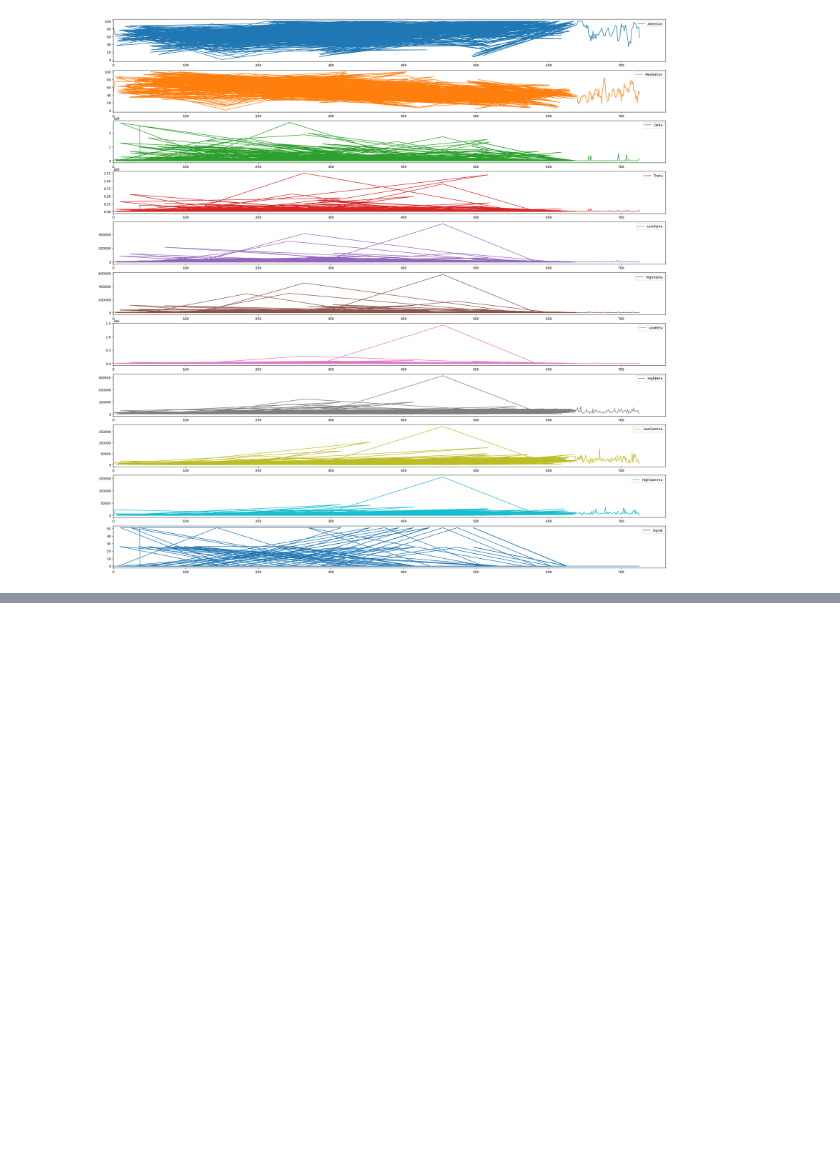
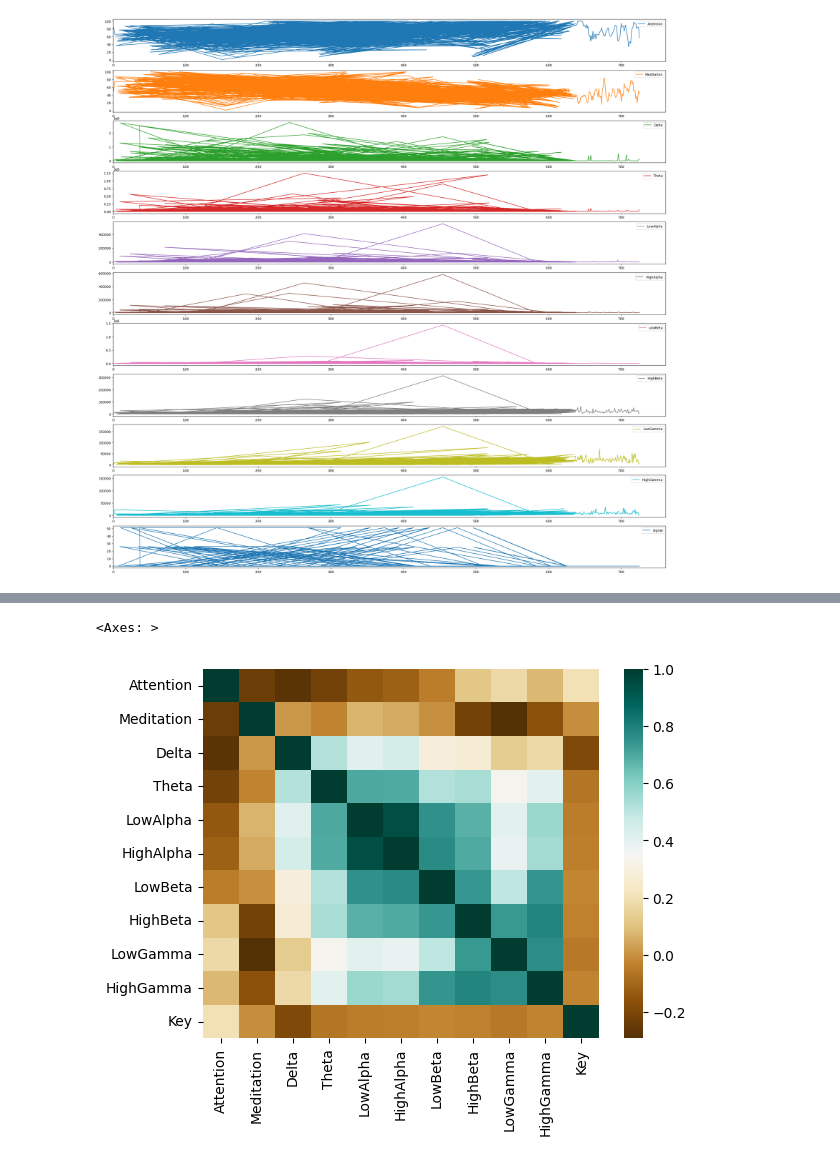
Before and after one commit to jpg1003/AnalisisEEG, a Jupyter notebook: codigo/notebooks/CodigoTFG_limpieza.ipynb, the cells around one changed output, grey strips where cells are left out. Drawn from its saved outputs; the diff is of its cells as text; code cells hidden in the pictures; blank space fills up the shorter version.

```diff
--- a/codigo/notebooks/CodigoTFG_limpieza.ipynb
+++ b/codigo/notebooks/CodigoTFG_limpieza.ipynb
@@ -334,0 +324,6 @@ Key= datosEEGFinal[['Key']]
+# %%
+
+sns.heatmap(datosEEGFinal.corr(), cmap="BrBG")
+# %% [output]
+<Axes: >
+[figure, added]
```
Also changed, not shown: parts of 17 cells of this notebook.
